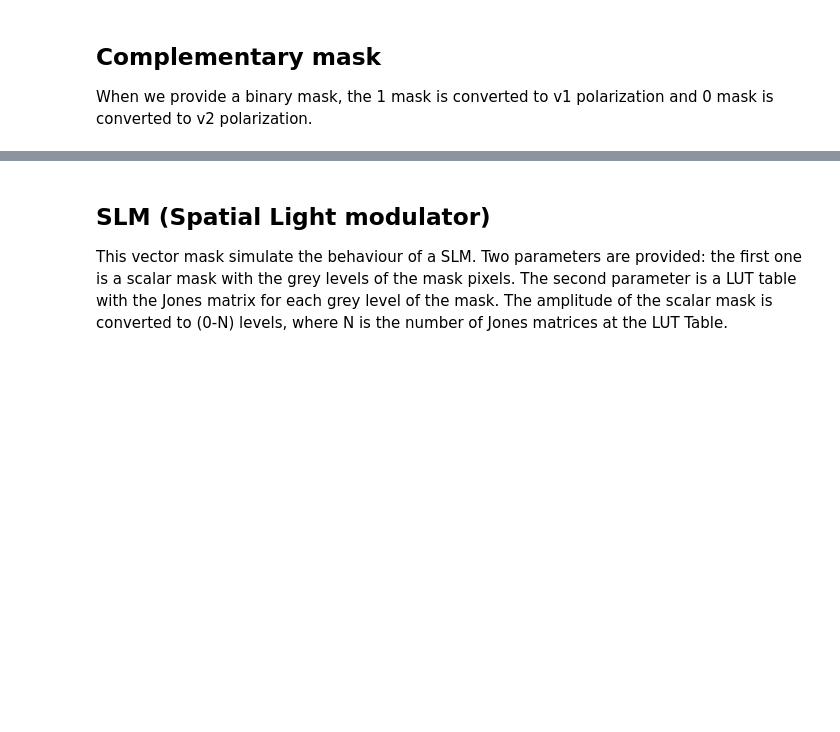
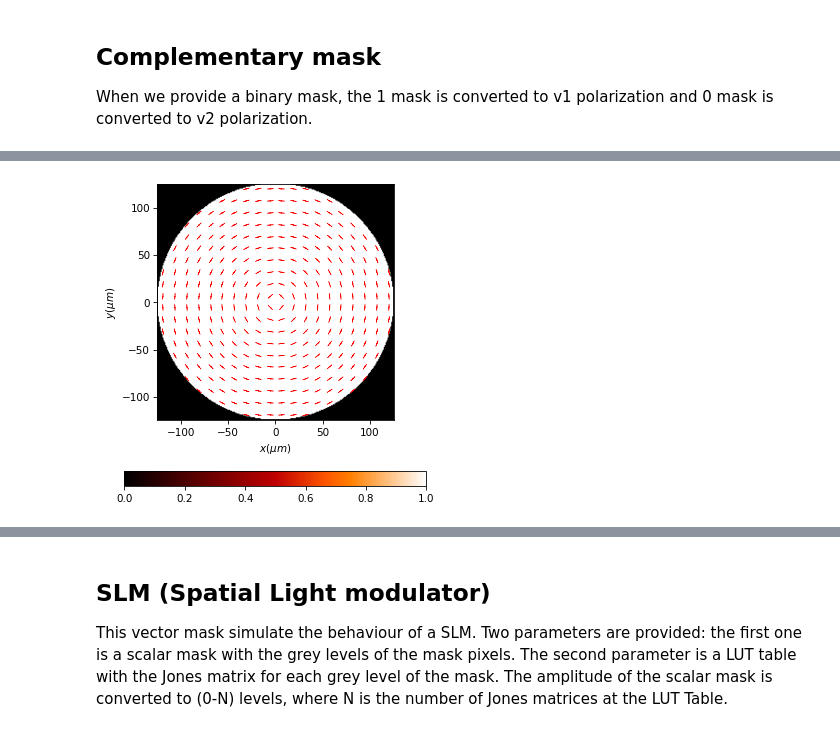
Before and after one commit to optbrea/diffractio, a Jupyter notebook: docs/source/tutorial_vector/vector_XY/tutorial_vector_masks_XY.ipynb, the cells around one changed output, grey strips where cells are left out. Drawn from its saved outputs; the diff is of its cells as text; code cells hidden in the pictures; blank space fills up the shorter version.

```diff
--- a/docs/source/tutorial_vector/vector_XY/tutorial_vector_masks_XY.ipynb
+++ b/docs/source/tutorial_vector/vector_XY/tutorial_vector_masks_XY.ipynb
@@ -143,0 +165,14 @@ EM0.draw(kind="jones_ap")
+# %%
+u0 = Diffractio('scalar', 'source', **frame)
+u0.plane_wave()
+u0.pupil()
+# %%
+# With horizontal polarization we get azimuthal polarization
+PL = Diffractio('vector', 'source', **frame)
+PL.constant_polarization(u=u0, v=(1,0), has_normalization=True)
+
+output = PL*QPlate
+
+output.draw('ellipses', color_line='r', num_ellipses=(20,20))
+# %% [output]
+[figure, added]
```
Also changed, not shown: parts of 13 cells of this notebook, 1 other file.
